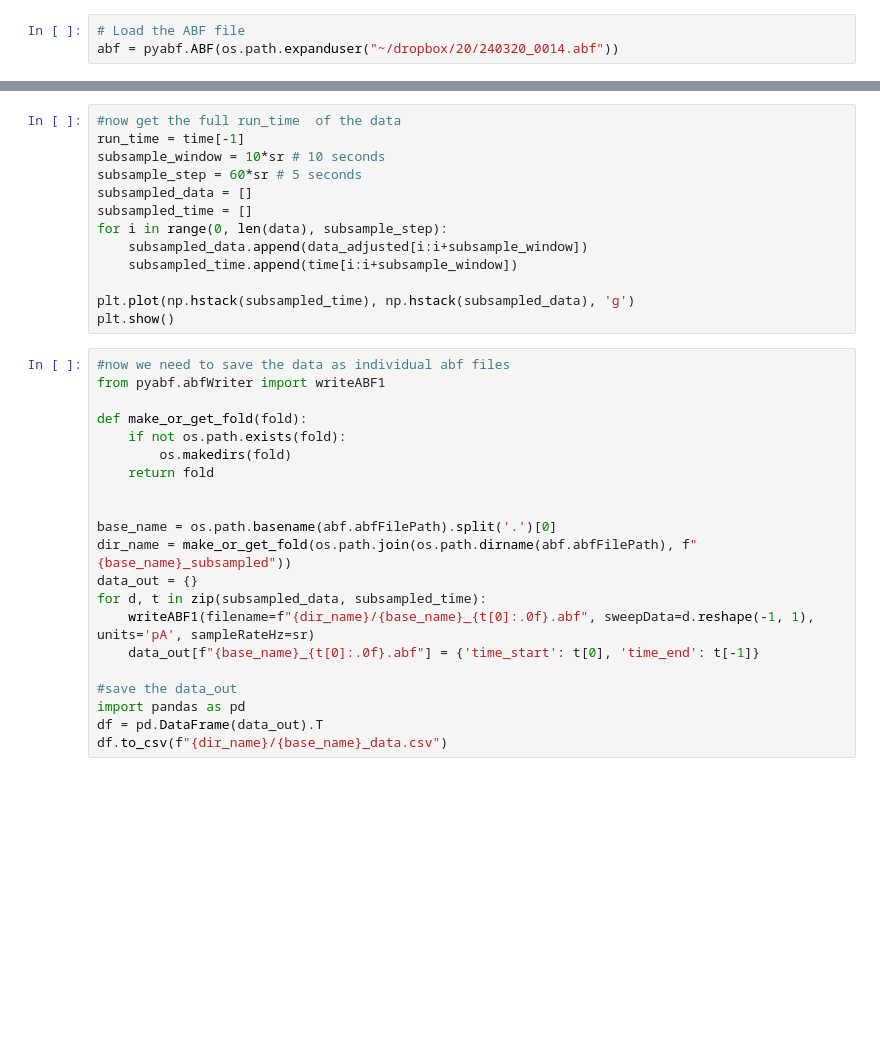
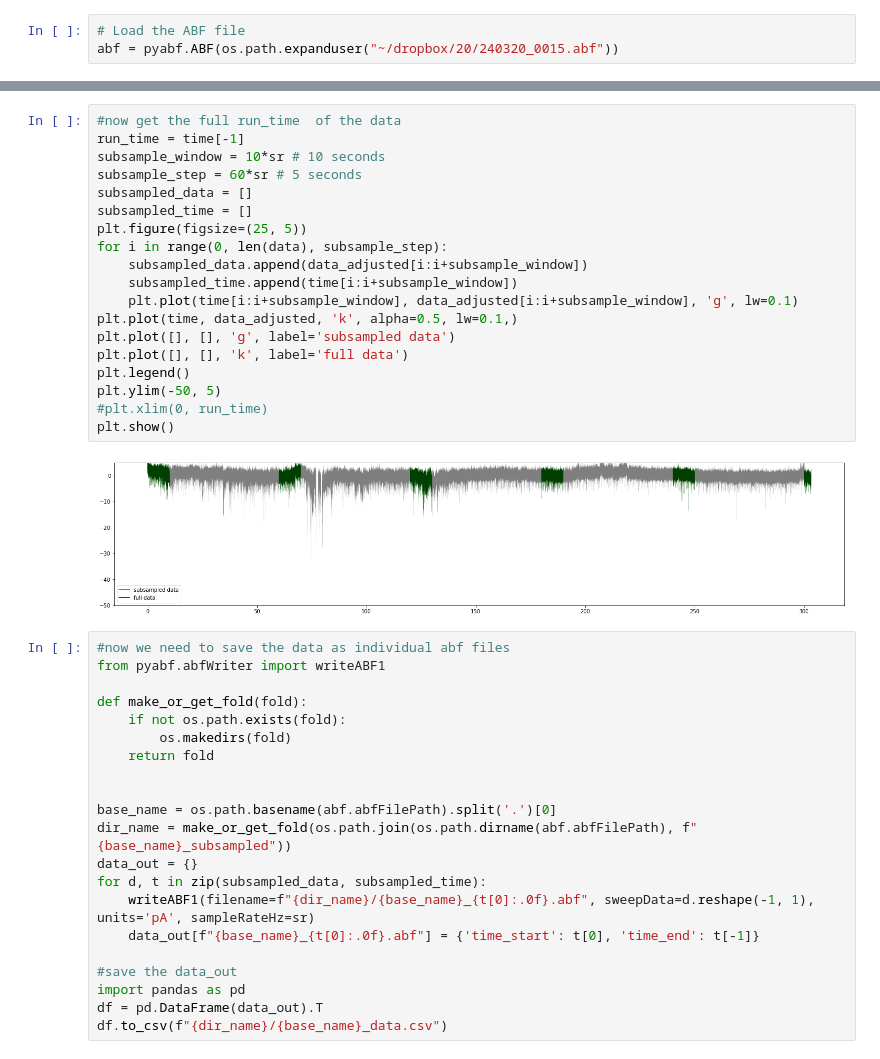
Before and after one commit to smestern/pyAPisolation, a Jupyter notebook: pyAPisolation/dev/vc_subsampler.ipynb, the cells around one changed output, grey strips where cells are left out. Cells and saved outputs as stored; diff of their text form; blank space fills up the shorter version.

```diff
--- a/pyAPisolation/dev/vc_subsampler.ipynb
+++ b/pyAPisolation/dev/vc_subsampler.ipynb
@@ -9,6 +27,6 @@ import os
 # %%
 # Load the ABF file
-abf = pyabf.ABF(os.path.expanduser("~/dropbox/20/240320_0014.abf"))
+abf = pyabf.ABF(os.path.expanduser("~/dropbox/20/240320_0015.abf"))
 # %%
 # Get the sweep data
 sweep = 0
@@ -43,16 +64,24 @@ plt.plot(time, data_adjusted, c='g')
 # %%
 #now get the full run_time  of the data
 run_time = time[-1]
 subsample_window = 10*sr # 10 seconds
 subsample_step = 60*sr # 5 seconds
 subsampled_data = []
 subsampled_time = []
+plt.figure(figsize=(25, 5))
 for i in range(0, len(data), subsample_step):
     subsampled_data.append(data_adjusted[i:i+subsample_window])
     subsampled_time.append(time[i:i+subsample_window])
-
-plt.plot(np.hstack(subsampled_time), np.hstack(subsampled_data), 'g')
+    plt.plot(time[i:i+subsample_window], data_adjusted[i:i+subsample_window], 'g', lw=0.1)
+plt.plot(time, data_adjusted, 'k', alpha=0.5, lw=0.1,)
+plt.plot([], [], 'g', label='subsampled data')
+plt.plot([], [], 'k', label='full data')
+plt.legend()
+plt.ylim(-50, 5)
+#plt.xlim(0, run_time)
 plt.show()
+# %% [output]
+[figure, added]
 # %%
 #now we need to save the data as individual abf files
 from pyabf.abfWriter import writeABF1
```
Also changed, not shown: parts of 2 cells of this notebook, 3 other files.
